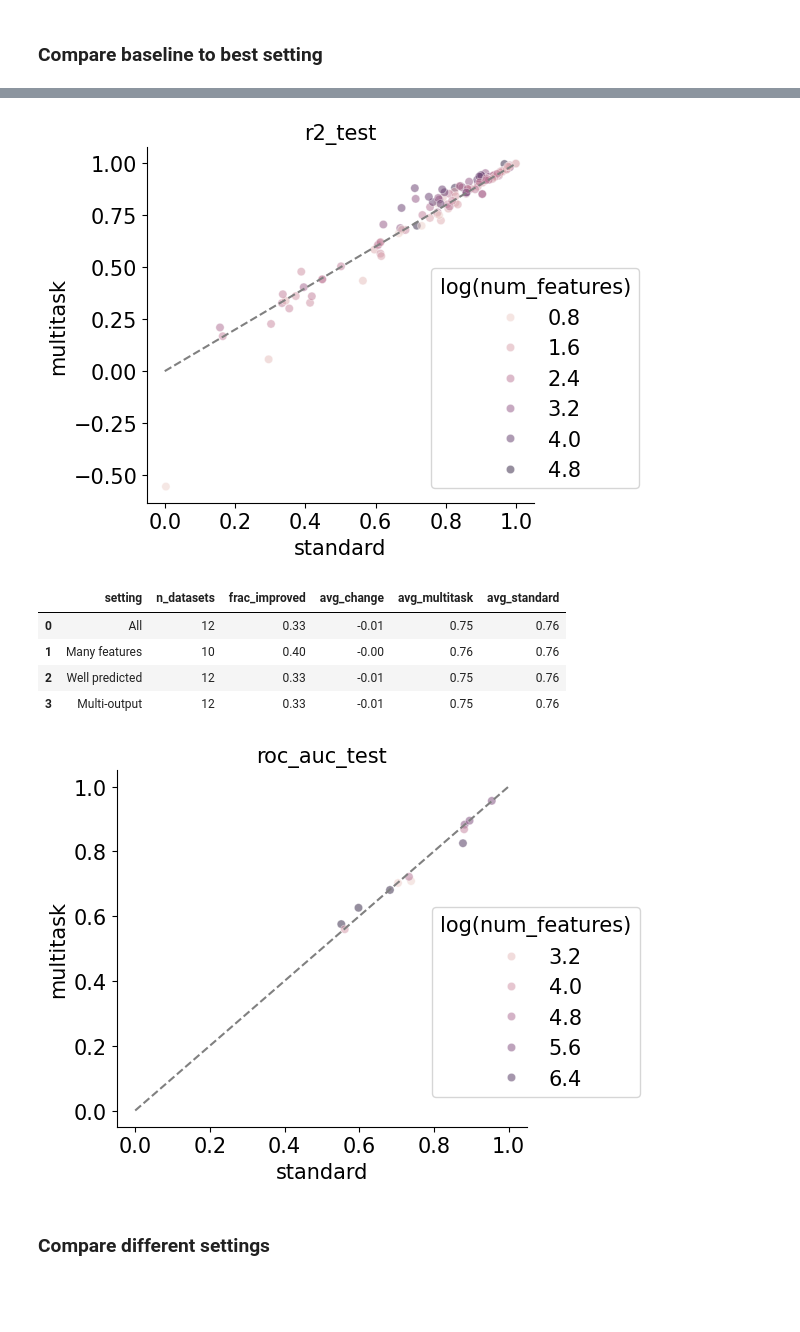
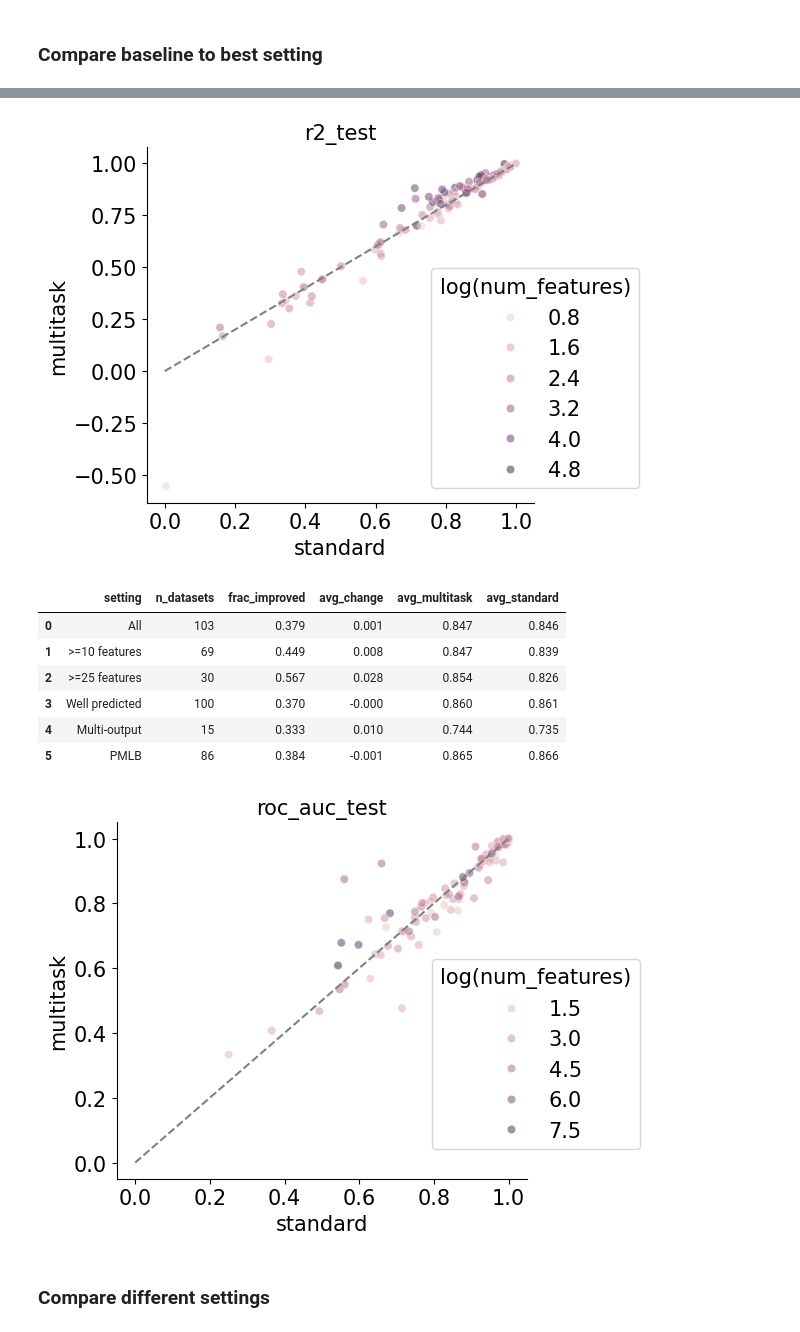
Before and after one commit to csinva/gam-experiments, a Jupyter notebook: notebooks/05_multitask_gam.ipynb, the cells around one changed output, grey strips where cells are left out. Saved outputs shown, nothing was run; the diff lists cells and outputs as text; code cells hidden in the pictures; blank space fills up the shorter version.

Commit message:
small improvement on dsets with many features

```diff
--- a/notebooks/05_multitask_gam.ipynb
+++ b/notebooks/05_multitask_gam.ipynb
@@ -11,10 +11,12 @@ import numpy as np
 import joblib
 import sys
 import imodels
+import pmlb
 import imodelsx.process_results
 from collections import defaultdict
 sys.path.append('../experiments/')
-results_dir = '../results/multitask_gam/'
+# results_dir = '../results/multitask_gam/'
+results_dir = '../results/multitask_gam_mar12/'
 
 r = imodelsx.process_results.get_results_df(results_dir)
 experiment_filename = '../experiments/03_multitask_gam.py'
@@ -36,12 +38,7 @@ Implementing implicit namespace packages (as specified in PEP 420) is preferred
 # %%
 # filter datasets for which there is a row with use_multitask=0 and use_multitask=1 (done running)
 def evaluate(d, metric='r2_test'):
-    d2 = d[
-        (d.linear_penalty == 'ridge') * (d.n_boosting_rounds == 0) *
-        (d.interactions == 0.95) * (d.use_onehot_prior == 0) *
-        (d.use_input_normalization == 1)
-    ]
-    d2 = d2.groupby(['dataset_name'])
+    d2 = d.groupby(['dataset_name'])
     d2 = d2.filter(lambda x: len(x) == 2)
 
     # pivot table for d2 based on dataset_name, use_multitask, and r2_test
@@ -63,26 +60,30 @@ def evaluate(d, metric='r2_test'):
     # table of breakdowns
     breakdown_idxs = {
         'All': metric_table['standard'] > -100,
-        'Many features': metric_table['num_features'] > 25,
+        '>=10 features': metric_table['num_features'] >= 10,
+        '>=25 features': metric_table['num_features'] >= 25,
         'Well predicted': metric_table['standard'] > 0.5,
         'Multi-output': metric_table['dataset_name'].str.endswith('_multitask'),
+        'PMLB': metric_table['dataset_name'].isin(pmlb.dataset_names),
     }
 
     metric_table['improvement'] = metric_table['multitask'] - \
         metric_table['standard']
     summ = defaultdict(list)
     for setting, idxs in breakdown_idxs.items():
-        summ['setting'].append(setting)
-        summ['n_datasets'].append(idxs.sum())
-        summ['frac_improved'].append(
-            (metric_table['improvement'][idxs] > 0).mean())
-        summ['avg_change'].append(
-            metric_table['improvement'][idxs].mean())
-        summ['avg_multitask'].append(metric_table['multitask'][idxs].mean())
-        summ['avg_standard'].append(metric_table['standard'][idxs].mean())
+        if idxs.sum() > 0:
+            summ['setting'].append(setting)
+            summ['n_datasets'].append(idxs.sum())
+            summ['frac_improved'].append(
+                (metric_table['improvement'][idxs] > 0).mean())
+            summ['avg_change'].append(
+                metric_table['improvement'][idxs].mean())
+            summ['avg_multitask'].append(
+                metric_table['multitask'][idxs].mean())
+            summ['avg_standard'].append(metric_table['standard'][idxs].mean())
 
     # multioutput
-    display(pd.DataFrame(summ).round(2))
+    display(pd.DataFrame(summ).round(3))
     # with pd.option_context('display.max_rows', None, 'display.max_columns', None):
     # display(r2_table.sort_values('improvement', ascending=False).round(2))
 
@@ -101,7 +102,12 @@ def evaluate(d, metric='r2_test'):
     plt.show()
 
 
-evaluate(d[d['r2_test'].notna()], metric='r2_test')
-evaluate(d[d['roc_auc_test'].notna()], metric='roc_auc_test')
+d_best = d[
+    (d.linear_penalty == 'ridge') * (d.n_boosting_rounds == 0) *
+    (d.interactions == 0.95) * (d.use_onehot_prior == 0) *
+    (d.use_input_normalization == 1) * (d.use_internal_classifiers == 0)
+]
+evaluate(d_best[d_best['corr_test'].notna()], metric='r2_test')
+evaluate(d_best[d_best['roc_auc_test'].notna()], metric='roc_auc_test')
 # %% [output]
 |  | setting | n_datasets | frac_improved | avg_change | avg_multitask | avg_standard |
@@ -112,10 +119,12 @@ evaluate(d[d['roc_auc_test'].notna()], metric='roc_auc_test')
 [figure]
 |  | setting | n_datasets | frac_improved | avg_change | avg_multitask | avg_standard |
-| 0 | All | 12 | 0.33 | -0.01 | 0.75 | 0.76 |
-| 1 | Many features | 10 | 0.40 | -0.00 | 0.76 | 0.76 |
-| 2 | Well predicted | 12 | 0.33 | -0.01 | 0.75 | 0.76 |
-| 3 | Multi-output | 12 | 0.33 | -0.01 | 0.75 | 0.76 |
+| 0 | All | 103 | 0.379 | 0.001 | 0.847 | 0.846 |
+| 1 | >=10 features | 69 | 0.449 | 0.008 | 0.847 | 0.839 |
+| 2 | >=25 features | 30 | 0.567 | 0.028 | 0.854 | 0.826 |
+| 3 | Well predicted | 100 | 0.370 | -0.000 | 0.860 | 0.861 |
+| 4 | Multi-output | 15 | 0.333 | 0.010 | 0.744 | 0.735 |
+| 5 | PMLB | 86 | 0.384 | -0.001 | 0.865 | 0.866 |
-[figure, old version]
+[figure, new version]
 # %% [markdown]
 ### Compare different settings
 # %%
```
Also changed, not shown: parts of 4 cells of this notebook, 3 other files.
